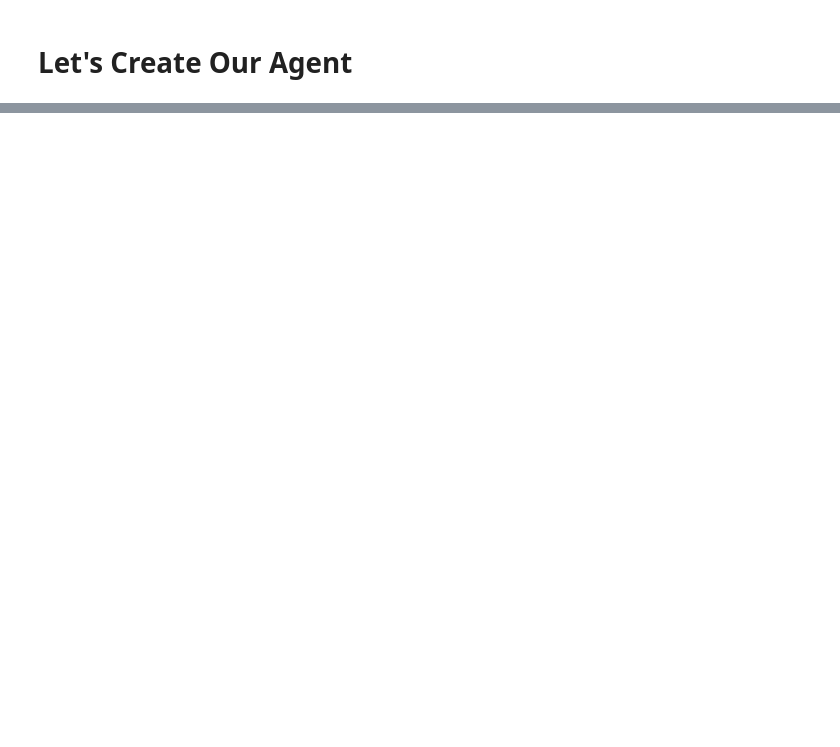
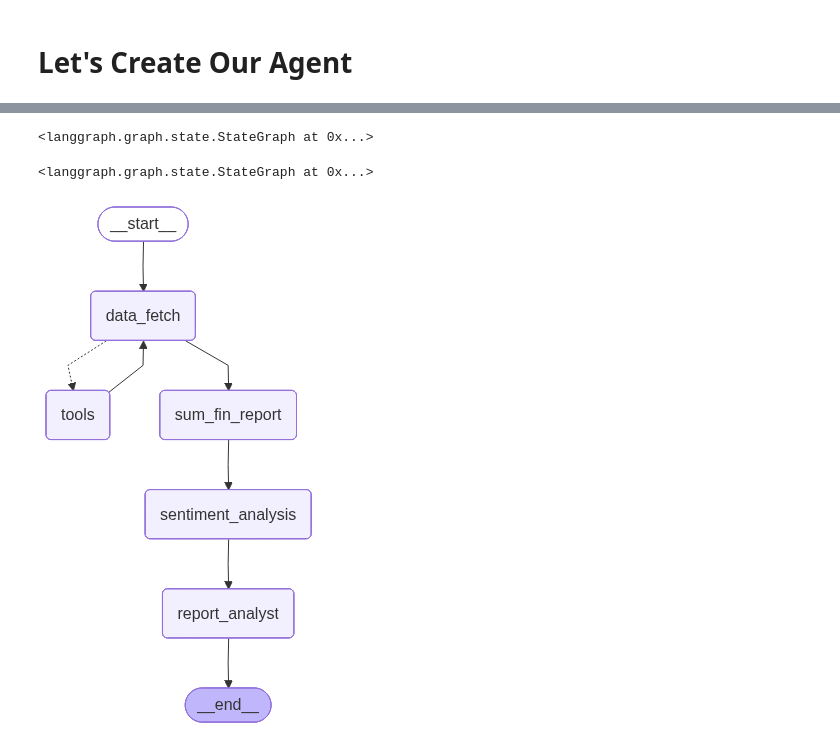
Before and after one commit to GeoNosX/AI-Investment-Analyst, a Jupyter notebook: AI_Investment_Analyst.ipynb, the cells around one changed output, grey strips where cells are left out. Saved outputs shown, nothing was run; the diff lists cells and outputs as text; code cells hidden in the pictures; blank space fills up the shorter version.

```diff
--- a/AI_Investment_Analyst.ipynb
+++ b/AI_Investment_Analyst.ipynb
@@ -271,0 +220,43 @@ class State(TypedDict):
+# %%
+def report_analyst(state:Fin_State)->Fin_State:
+    prompt = ChatPromptTemplate.from_messages([
+        ("system","""You are an ai investment strategist. Given some sentiment analysis and a summary of the financial data of a company, you can create an investment report.
+        You help the user to deside if this company is a good investment oportunity or not"""),
+        ("user", "Write an investment report combining:\n\n Summary : {summary} \n\n Sentiment:{sentiment}")])
+
+    chain_3=prompt|llm
+    report=chain_3.invoke(state).content
+    return {**state, "report": report}
+# %%
+builder=StateGraph(Fin_State)
+
+builder.add_node('data_fetch',fin_data_fetch)
+builder.add_node('tools',ToolNode(tools=tools))
+builder.add_node('sum_fin_report',sum_fin_report)
+builder.add_node('sentiment_analysis',sentiment_analysis)
+builder.add_node('report_analyst',report_analyst)
+# %% [output]
+<langgraph.graph.state.StateGraph at 0x...>
+# %%
+
+def my_tools_condition(state):
+    next_node = tools_condition(state)
+    if next_node == END:
+        return "sum_fin_report"
+    return next_node
+# %%
+
+builder.add_edge(START,'data_fetch')
+builder.add_conditional_edges('data_fetch', my_tools_condition, ["tools", "sum_fin_report"])
+builder.add_edge('tools','data_fetch')
+builder.add_edge('data_fetch','sum_fin_report')
+builder.add_edge('sum_fin_report','sentiment_analysis')
+builder.add_edge('sentiment_analysis','report_analyst')
+builder.add_edge('report_analyst',END)
+# %% [output]
+<langgraph.graph.state.StateGraph at 0x...>
+# %%
+graph=builder.compile()
+display(Image(graph.get_graph().draw_mermaid_png()))
+# %% [output]
+[figure, added]
```
Also changed, not shown: parts of 30 cells of this notebook.
